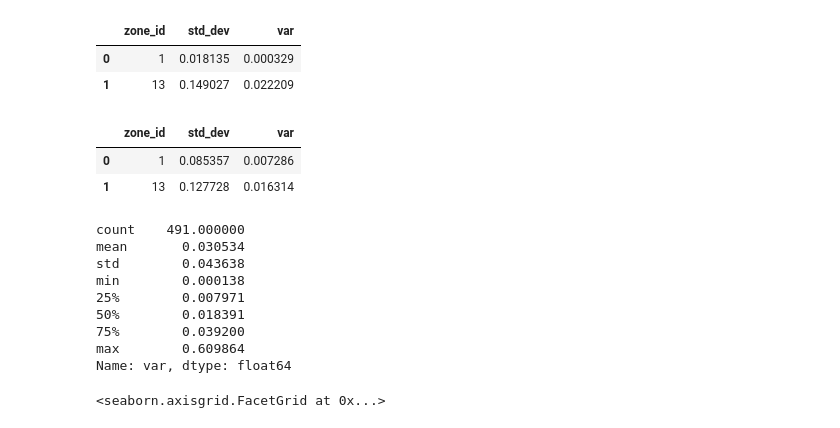
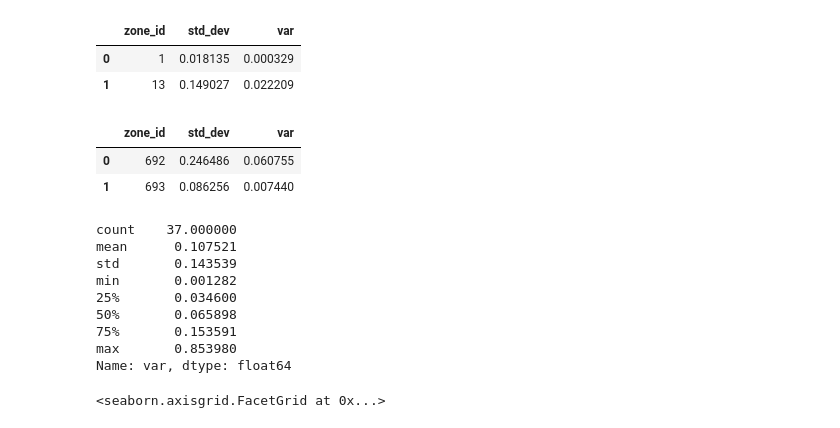
Before and after one commit to soreasy/bayesian_hierarchical_models, a Jupyter notebook: Holiday Effects - Demand Side.ipynb, the cells around one changed output. Saved outputs shown, nothing was run; the diff lists cells and outputs as text; code cells hidden in the pictures.

```diff
--- a/Holiday Effects - Demand Side.ipynb
+++ b/Holiday Effects - Demand Side.ipynb
@@ -10,7 +10,7 @@ import matplotlib.pyplot as plt
 import matplotlib.style as style
 style.use('ggplot')
 # %%
-df = pd.read_csv('./df.csv')
+df = pd.read_csv('./df_demand.csv')
 # %%
 df.tail(2)
 # %% [output]
@@ -122,27 +142,27 @@ within_zone_variation.head(2)
 | 0 | 1 | 0.018135 | 0.000329 |
 | 1 | 13 | 0.149027 | 0.022209 |
 # %%
-within_zone_variation = df.loc[(df.holiday_name == 'Memorial Day')
+within_zone_variation = df.loc[(df.holiday_name == 'Canada Day')
                                & (df.year < 2021)
                               ].groupby('zone_id').zone_level_holiday_factor.std().reset_index(name='std_dev')
 within_zone_variation['var'] = within_zone_variation.std_dev ** 2
 
 within_zone_variation.head(2)
 # %% [output]
 |  | zone_id | std_dev | var |
-| 0 | 1 | 0.085357 | 0.007286 |
-| 1 | 13 | 0.127728 | 0.016314 |
+| 0 | 692 | 0.246486 | 0.060755 |
+| 1 | 693 | 0.086256 | 0.007440 |
 # %%
 within_zone_variation['var'].describe()
 # %% [output]
-count    491.000000
-mean       0.030534
-std        0.043638
-min        0.000138
-25%        0.007971
-50%        0.018391
-75%        0.039200
-max        0.609864
+count    37.000000
+mean      0.107521
+std       0.143539
+min       0.001282
+25%       0.034600
+50%       0.065898
+75%       0.153591
+max       0.853980
 Name: var, dtype: float64
 # %%
 sns.displot(within_zone_variation['var'])
```
Also changed, not shown: parts of 42 cells of this notebook, 1 other file.
